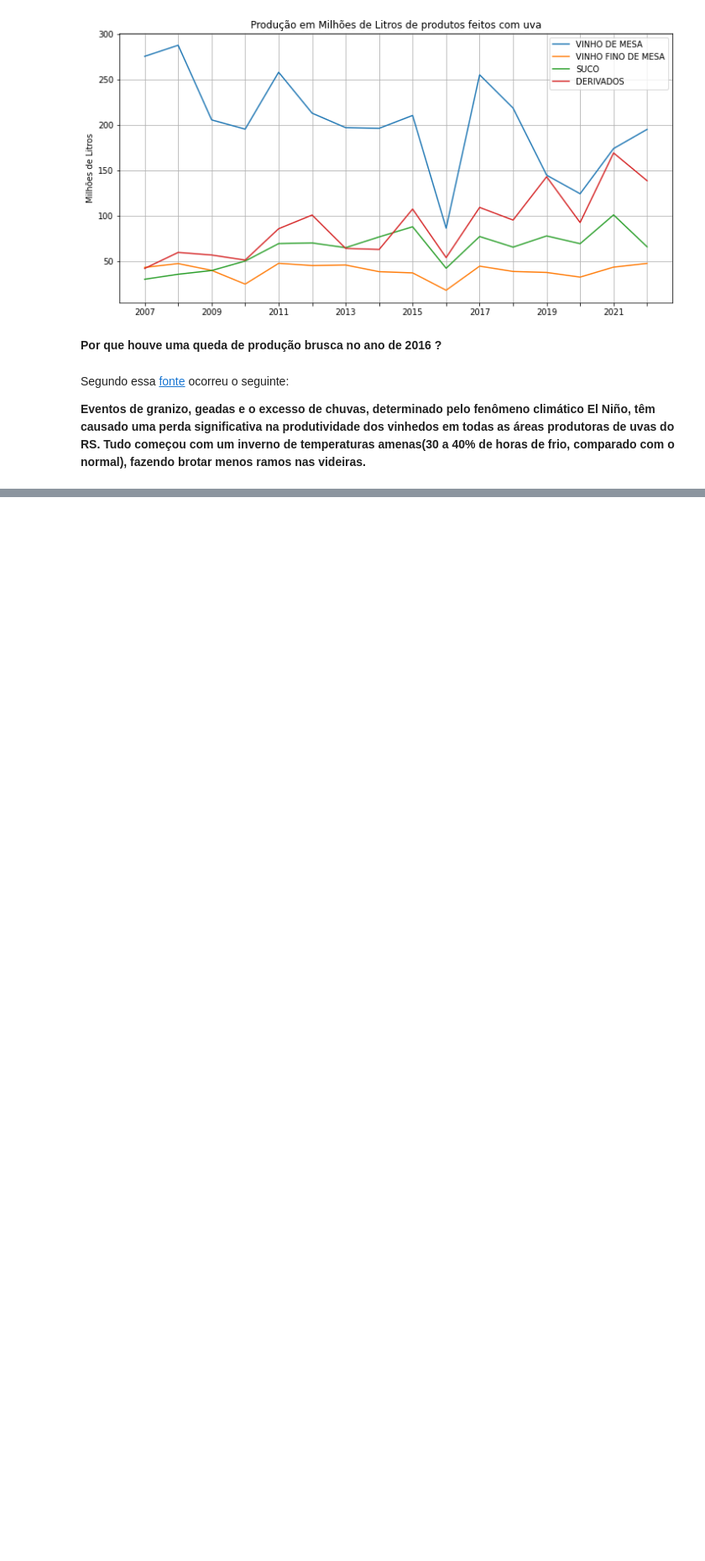
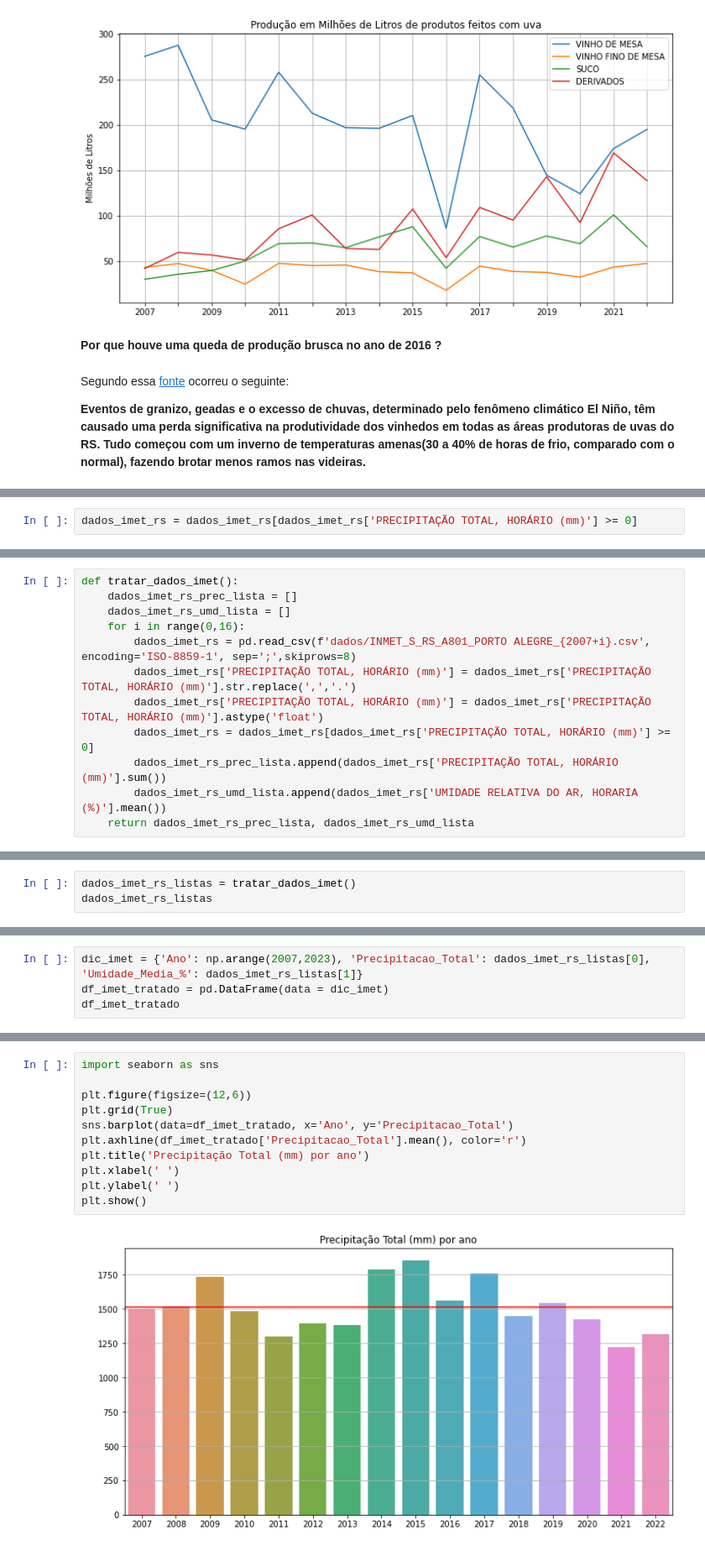
Before and after one commit to mvsampaio98/Data_Science, a Jupyter notebook: Estudos/FIAP/Fase1/Challenge.ipynb, the cells around one changed output, grey strips where cells are left out. Shown at 84% size. Drawn from its saved outputs; the diff is of its cells as text; blank space fills up the shorter version.

Commit message:
Avancando no challenge - Dados climaticos

```diff
--- a/Estudos/FIAP/Fase1/Challenge.ipynb
+++ b/Estudos/FIAP/Fase1/Challenge.ipynb
@@ -137,0 +192,2 @@ Segundo essa [fonte](https://www.embrapa.br/busca-de-noticias/-/noticia/9103859/
+# %%
+dados_imet_rs = dados_imet_rs[dados_imet_rs['PRECIPITAÇÃO TOTAL, HORÁRIO (mm)'] >= 0]
@@ -137,0 +231,12 @@ Segundo essa [fonte](https://www.embrapa.br/busca-de-noticias/-/noticia/9103859/
+# %%
+def tratar_dados_imet():
+    dados_imet_rs_prec_lista = []
+    dados_imet_rs_umd_lista = []
+    for i in range(0,16):
+        dados_imet_rs = pd.read_csv(f'dados/INMET_S_RS_A801_PORTO ALEGRE_{2007+i}.csv', encoding='ISO-8859-1', sep=';',skiprows=8)
+        dados_imet_rs['PRECIPITAÇÃO TOTAL, HORÁRIO (mm)'] = dados_imet_rs['PRECIPITAÇÃO TOTAL, HORÁRIO (mm)'].str.replace(',','.')
+        dados_imet_rs['PRECIPITAÇÃO TOTAL, HORÁRIO (mm)'] = dados_imet_rs['PRECIPITAÇÃO TOTAL, HORÁRIO (mm)'].astype('float')
+        dados_imet_rs = dados_imet_rs[dados_imet_rs['PRECIPITAÇÃO TOTAL, HORÁRIO (mm)'] >= 0]
+        dados_imet_rs_prec_lista.append(dados_imet_rs['PRECIPITAÇÃO TOTAL, HORÁRIO (mm)'].sum())
+        dados_imet_rs_umd_lista.append(dados_imet_rs['UMIDADE RELATIVA DO AR, HORARIA (%)'].mean())
+    return dados_imet_rs_prec_lista, dados_imet_rs_umd_lista
@@ -137,0 +245,3 @@ Segundo essa [fonte](https://www.embrapa.br/busca-de-noticias/-/noticia/9103859/
+# %%
+dados_imet_rs_listas = tratar_dados_imet()
+dados_imet_rs_listas
@@ -137,0 +268,4 @@ Segundo essa [fonte](https://www.embrapa.br/busca-de-noticias/-/noticia/9103859/
+# %%
+dic_imet = {'Ano': np.arange(2007,2023), 'Precipitacao_Total': dados_imet_rs_listas[0], 'Umidade_Media_%': dados_imet_rs_listas[1]}
+df_imet_tratado = pd.DataFrame(data = dic_imet)
+df_imet_tratado
@@ -137,0 +292,13 @@ Segundo essa [fonte](https://www.embrapa.br/busca-de-noticias/-/noticia/9103859/
+# %%
+import seaborn as sns
+
+plt.figure(figsize=(12,6))
+plt.grid(True)
+sns.barplot(data=df_imet_tratado, x='Ano', y='Precipitacao_Total')
+plt.axhline(df_imet_tratado['Precipitacao_Total'].mean(), color='r')
+plt.title('Precipitação Total (mm) por ano')
+plt.xlabel(' ')
+plt.ylabel(' ')
+plt.show()
+# %% [output]
+[figure, added]
```
Also changed, not shown: parts of 28 cells of this notebook, 16 other files.
